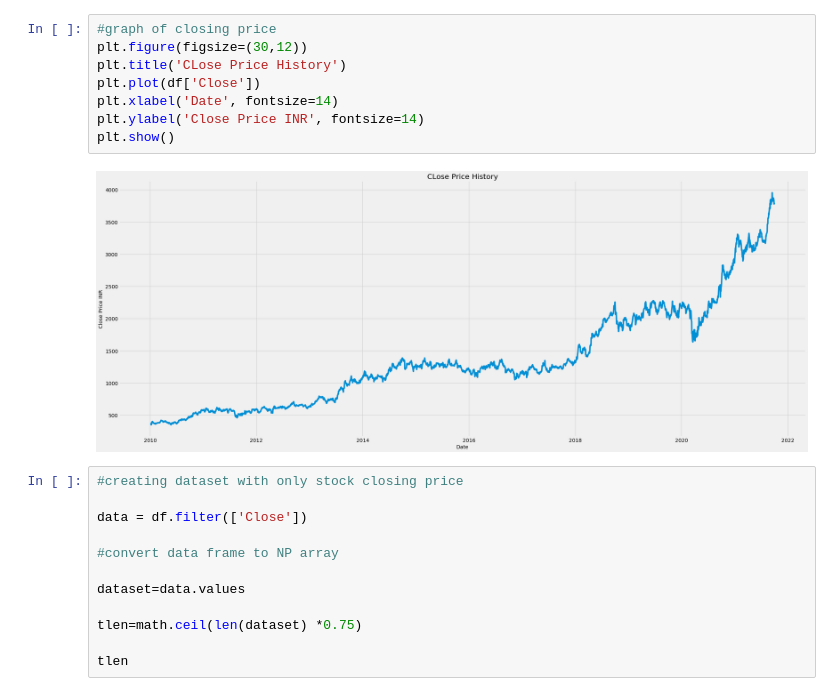
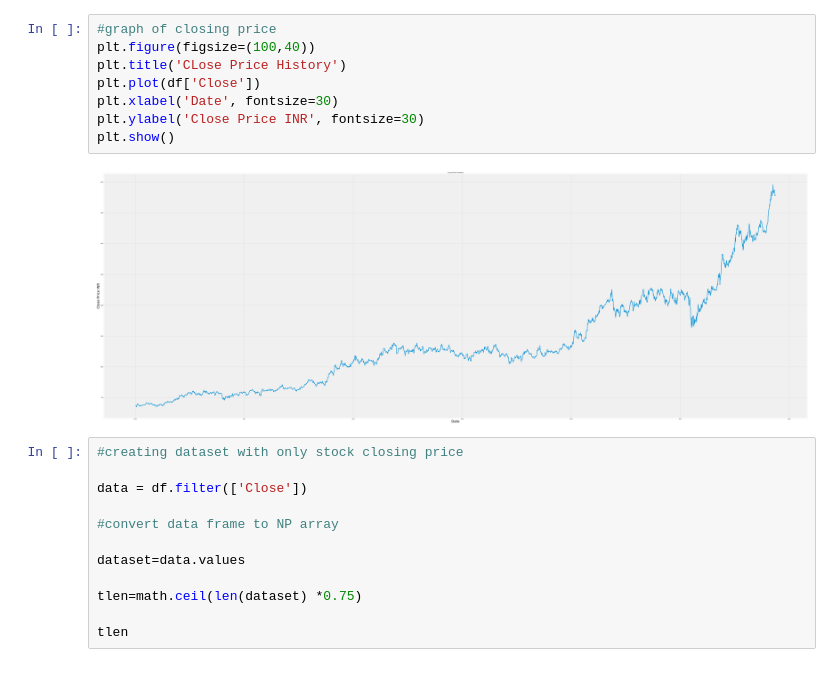
Before and after one commit to Indrajit-ghosal/Stock_prediction_Deeplearning, a Jupyter notebook: LSTM_PROJECT_FOR_STCK_PRIDICTION.ipynb, the cells around one changed output. Cells and saved outputs as stored; diff of their text form.

```diff
--- a/LSTM_PROJECT_FOR_STCK_PRIDICTION.ipynb
+++ b/LSTM_PROJECT_FOR_STCK_PRIDICTION.ipynb
@@ -54,14 +54,14 @@ df
 2896 rows × 6 columns
 # %%
 #graph of closing price
-plt.figure(figsize=(30,12))
+plt.figure(figsize=(100,40))
 plt.title('CLose Price History')
 plt.plot(df['Close'])
-plt.xlabel('Date', fontsize=14)
-plt.ylabel('Close Price INR', fontsize=14)
+plt.xlabel('Date', fontsize=30)
+plt.ylabel('Close Price INR', fontsize=30)
 plt.show()
 # %% [output]
-[figure, old version]
+[figure, new version]
 # %%
 #creating dataset with only stock closing price
 
```
Also changed, not shown: parts of 8 cells of this notebook.
